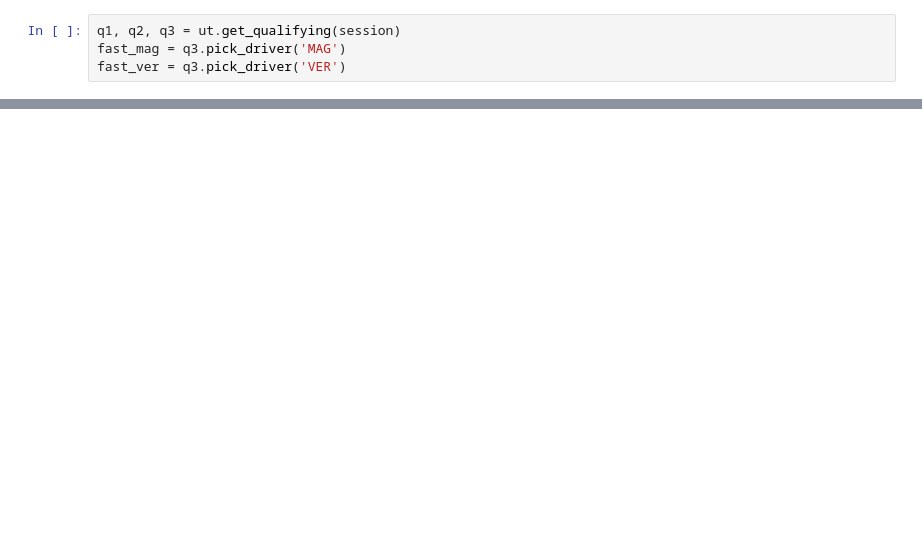
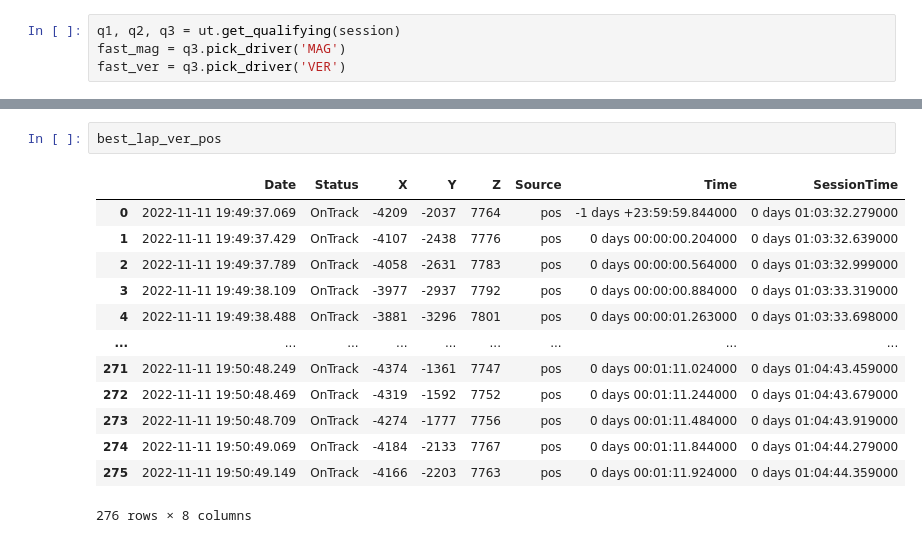
Before and after one commit to borchand/Data_viz, a Jupyter notebook: lap_animation.ipynb, the cells around one changed output, grey strips where cells are left out. Cells and saved outputs as stored; diff of their text form; blank space fills up the shorter version.

```diff
--- a/lap_animation.ipynb
+++ b/lap_animation.ipynb
@@ -104,0 +74,16 @@ ani_y_ver = ani_ver["Y"]
+# %%
+best_lap_ver_pos
+# %% [output]
+|  | Date | Status | X | Y | Z | Source | Time | SessionTime |
+| 0 | 2022-11-11 19:49:37.069 | OnTrack | -4209 | -2037 | 7764 | pos | -1 days +23:59:59.844000 | 0 days 01:03:32.279000 |
+| 1 | 2022-11-11 19:49:37.429 | OnTrack | -4107 | -2438 | 7776 | pos | 0 days 00:00:00.204000 | 0 days 01:03:32.639000 |
+| 2 | 2022-11-11 19:49:37.789 | OnTrack | -4058 | -2631 | 7783 | pos | 0 days 00:00:00.564000 | 0 days 01:03:32.999000 |
+| 3 | 2022-11-11 19:49:38.109 | OnTrack | -3977 | -2937 | 7792 | pos | 0 days 00:00:00.884000 | 0 days 01:03:33.319000 |
+| 4 | 2022-11-11 19:49:38.488 | OnTrack | -3881 | -3296 | 7801 | pos | 0 days 00:00:01.263000 | 0 days 01:03:33.698000 |
+| ... | ... | ... | ... | ... | ... | ... | ... | ... |
+| 271 | 2022-11-11 19:50:48.249 | OnTrack | -4374 | -1361 | 7747 | pos | 0 days 00:01:11.024000 | 0 days 01:04:43.459000 |
+| 272 | 2022-11-11 19:50:48.469 | OnTrack | -4319 | -1592 | 7752 | pos | 0 days 00:01:11.244000 | 0 days 01:04:43.679000 |
+| 273 | 2022-11-11 19:50:48.709 | OnTrack | -4274 | -1777 | 7756 | pos | 0 days 00:01:11.484000 | 0 days 01:04:43.919000 |
+| 274 | 2022-11-11 19:50:49.069 | OnTrack | -4184 | -2133 | 7767 | pos | 0 days 00:01:11.844000 | 0 days 01:04:44.279000 |
+| 275 | 2022-11-11 19:50:49.149 | OnTrack | -4166 | -2203 | 7763 | pos | 0 days 00:01:11.924000 | 0 days 01:04:44.359000 |
+276 rows × 8 columns
```
Also changed, not shown: parts of 12 cells of this notebook, 2 other files.
